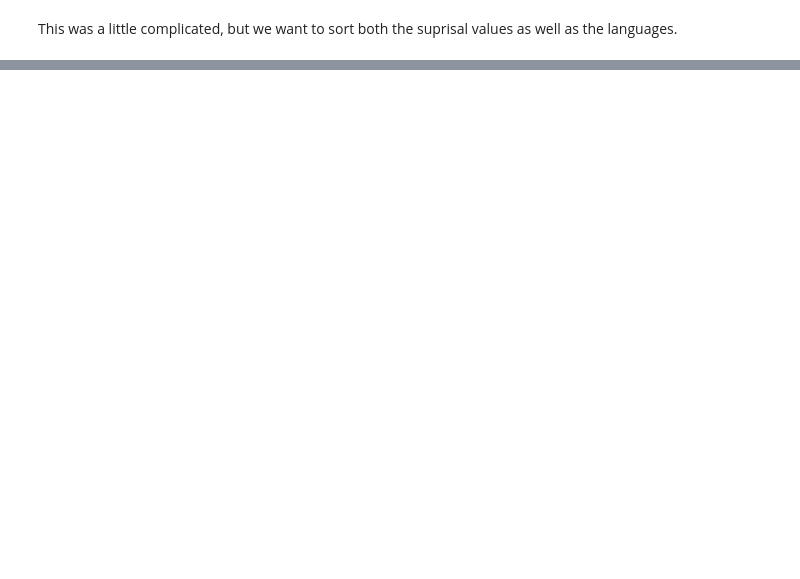
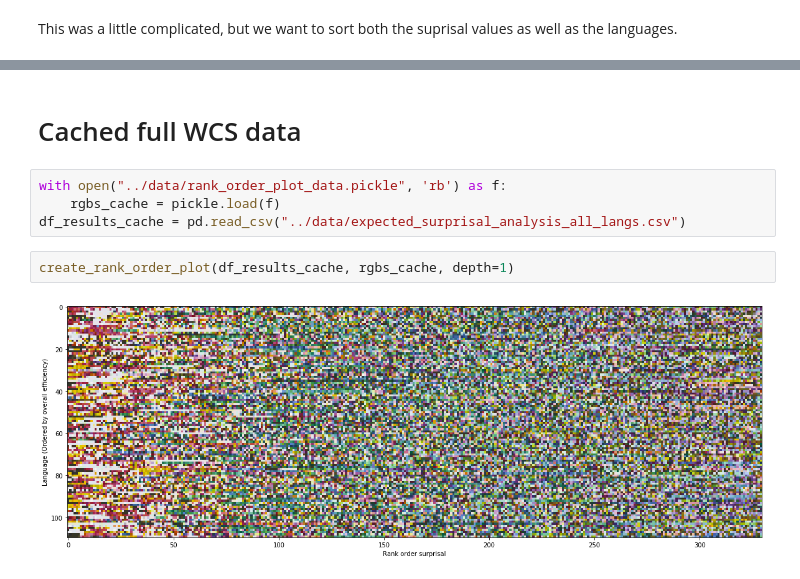
Before and after one commit to benpeloquin7/wcs, a Jupyter notebook: notebooks/reproduce_gibson_2017.ipynb, the cells around one changed output, grey strips where cells are left out. Drawn from its saved outputs; the diff is of its cells as text; blank space fills up the shorter version.

```diff
--- a/notebooks/reproduce_gibson_2017.ipynb
+++ b/notebooks/reproduce_gibson_2017.ipynb
@@ -244,0 +269,10 @@ Text(0,0.5,'Language')
+# %% [markdown]
+# Cached full WCS data
+# %%
+with open("../data/rank_order_plot_data.pickle", 'rb') as f:
+    rgbs_cache = pickle.load(f)
+df_results_cache = pd.read_csv("../data/expected_surprisal_analysis_all_langs.csv")
+# %%
+create_rank_order_plot(df_results_cache, rgbs_cache, depth=1)
+# %% [output]
+[figure, added]
```
Also changed, not shown: parts of 17 cells of this notebook, 2 other files.
